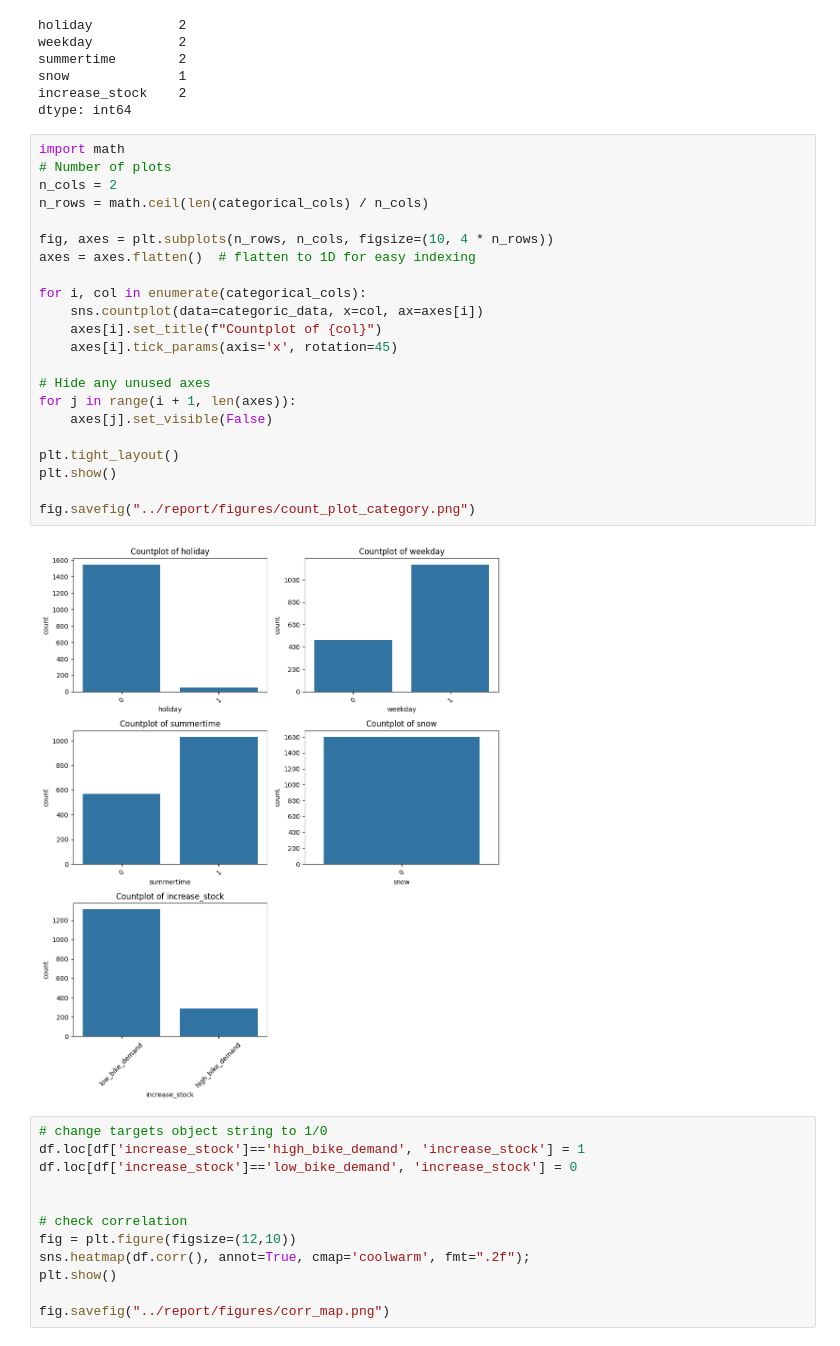
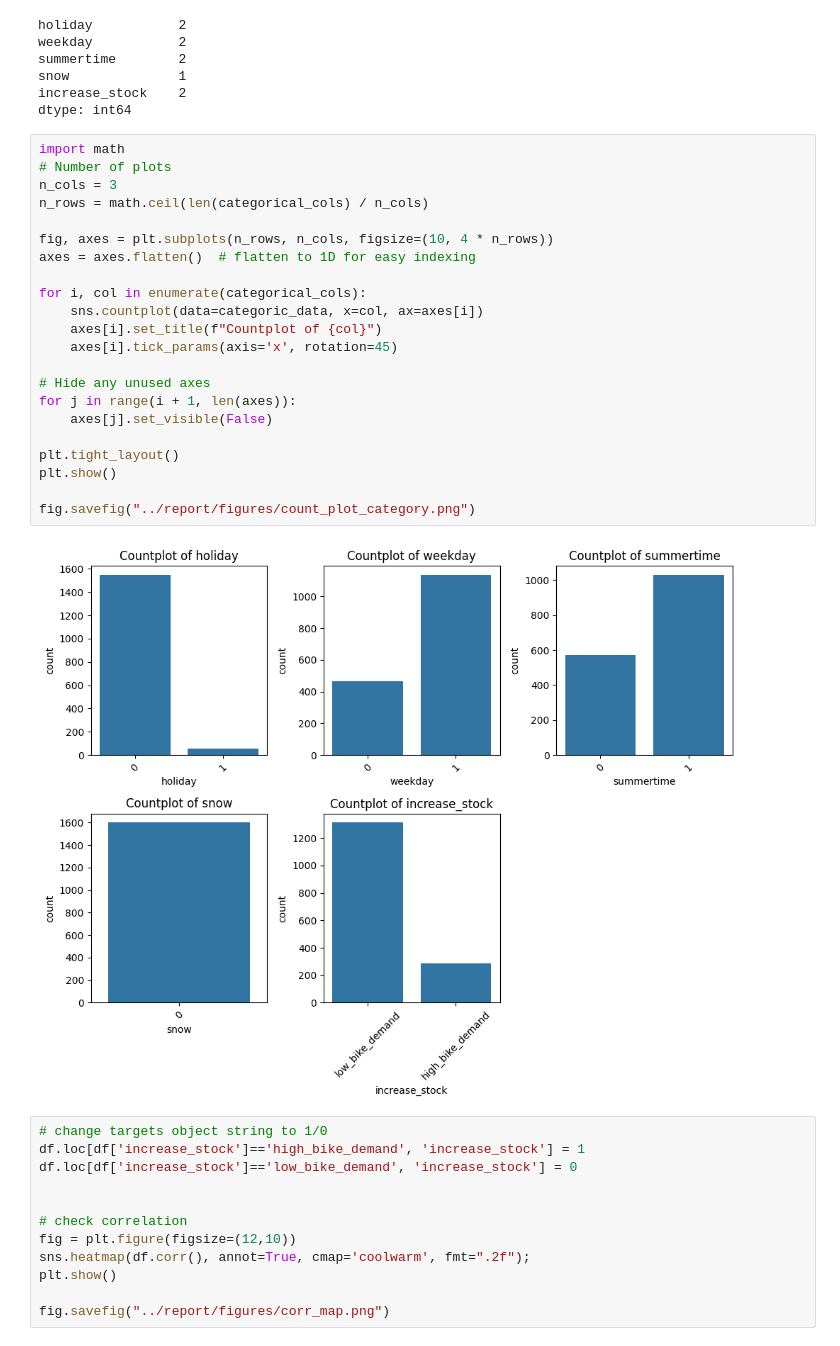
Before and after one commit to Zhiwei-Joel-Yan/sml_project, a Jupyter notebook: zhiwei_notebook/SML_project_zhiwei.ipynb, the cells around one changed output. Drawn from its saved outputs; the diff is of its cells as text.

```diff
--- a/zhiwei_notebook/SML_project_zhiwei.ipynb
+++ b/zhiwei_notebook/SML_project_zhiwei.ipynb
@@ -140,27 +140,27 @@ dtype: int64
 # %%
 import math
 # Number of plots
-n_cols = 2
+n_cols = 3
 n_rows = math.ceil(len(categorical_cols) / n_cols)
 
 fig, axes = plt.subplots(n_rows, n_cols, figsize=(10, 4 * n_rows))
 axes = axes.flatten()  # flatten to 1D for easy indexing
 
 for i, col in enumerate(categorical_cols):
     sns.countplot(data=categoric_data, x=col, ax=axes[i])
     axes[i].set_title(f"Countplot of {col}")
     axes[i].tick_params(axis='x', rotation=45)
 
 # Hide any unused axes
 for j in range(i + 1, len(axes)):
     axes[j].set_visible(False)
 
 plt.tight_layout()
 plt.show()
 
 fig.savefig("../report/figures/count_plot_category.png")
 # %% [output]
-[figure, old version]
+[figure, new version]
 # %%
 # change targets object string to 1/0
 df.loc[df['increase_stock']=='high_bike_demand', 'increase_stock'] = 1
```
Also changed, not shown: parts of 10 cells of this notebook, 17 other files.
